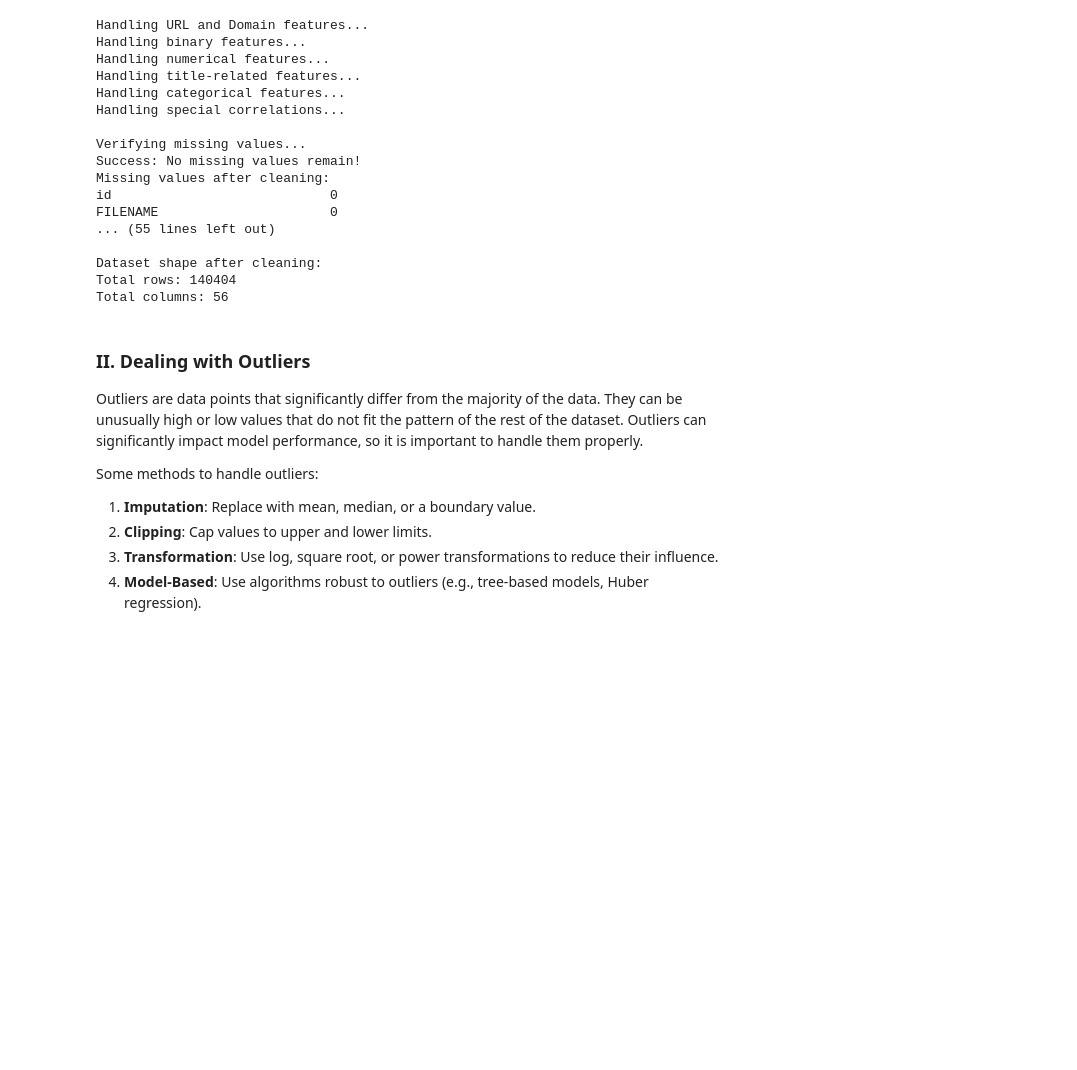
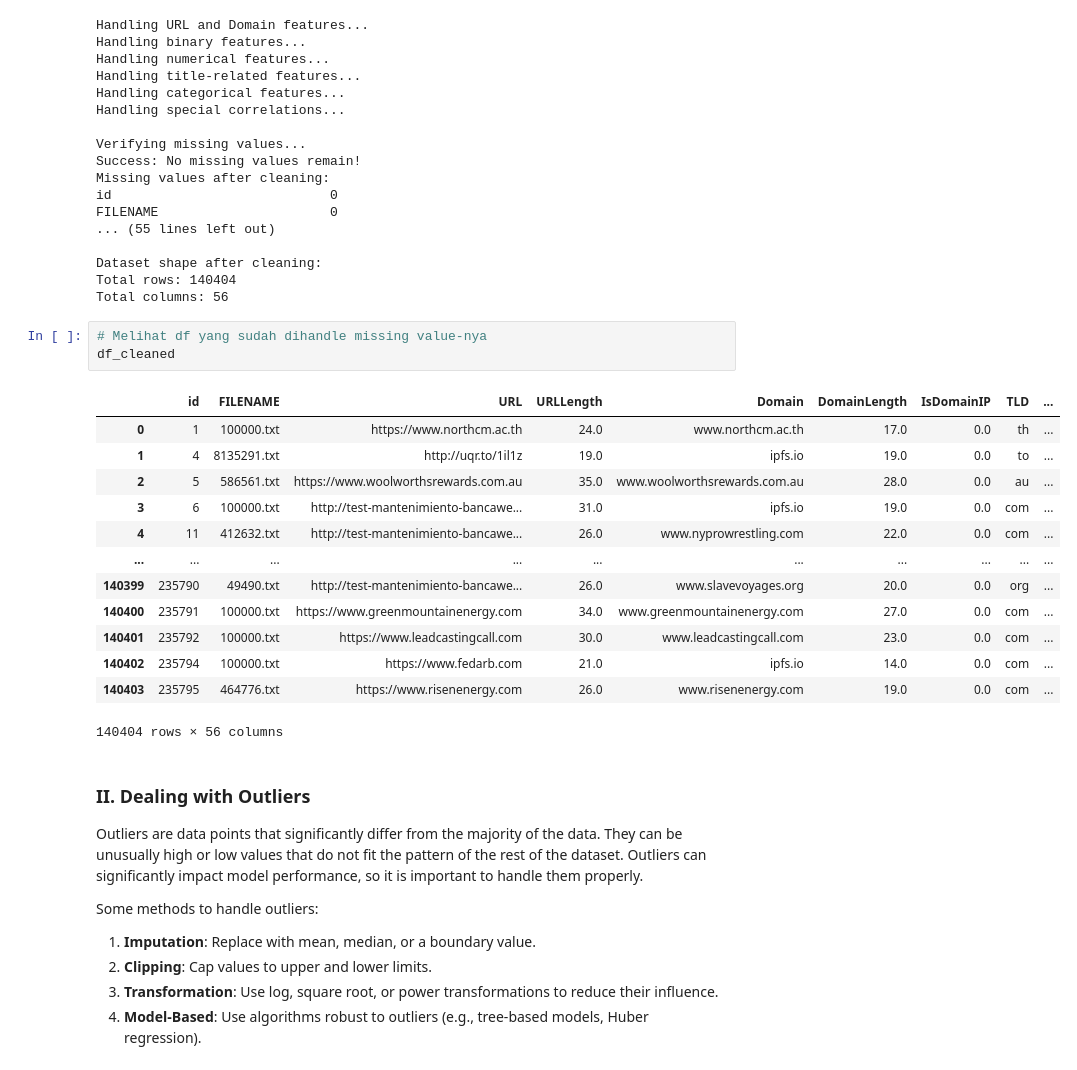
Before and after one commit to k3rlyn/Tubes2-Dasar-AI, a Jupyter notebook: src/Tubes2_18222002_18222031_18222090_18222099.ipynb, the cells around one changed output. Cells and saved outputs as stored; diff of their text form; blank space fills up the shorter version.

```diff
--- a/src/Tubes2_18222002_18222031_18222090_18222099.ipynb
+++ b/src/Tubes2_18222002_18222031_18222090_18222099.ipynb
@@ -450,6 +452,23 @@ FILENAME                      0
 Dataset shape after cleaning:
 Total rows: 140404
 Total columns: 56
+# %%
+# Melihat df yang sudah dihandle missing value-nya
+df_cleaned
+# %% [output]
+|  | id | FILENAME | URL | URLLength | Domain | DomainLength | IsDomainIP | TLD | ... |
+| 0 | 1 | 100000.txt | https://www.northcm.ac.th | 24.0 | www.northcm.ac.th | 17.0 | 0.0 | th | ... |
+| 1 | 4 | 8135291.txt | http://uqr.to/1il1z | 19.0 | ipfs.io | 19.0 | 0.0 | to | ... |
+| 2 | 5 | 586561.txt | https://www.woolworthsrewards.com.au | 35.0 | www.woolworthsrewards.com.au | 28.0 | 0.0 | au | ... |
+| 3 | 6 | 100000.txt | http://test-mantenimiento-bancawe... | 31.0 | ipfs.io | 19.0 | 0.0 | com | ... |
+| 4 | 11 | 412632.txt | http://test-mantenimiento-bancawe... | 26.0 | www.nyprowrestling.com | 22.0 | 0.0 | com | ... |
+| ... | ... | ... | ... | ... | ... | ... | ... | ... | ... |
+| 140399 | 235790 | 49490.txt | http://test-mantenimiento-bancawe... | 26.0 | www.slavevoyages.org | 20.0 | 0.0 | org | ... |
+| 140400 | 235791 | 100000.txt | https://www.greenmountainenergy.com | 34.0 | www.greenmountainenergy.com | 27.0 | 0.0 | com | ... |
+| 140401 | 235792 | 100000.txt | https://www.leadcastingcall.com | 30.0 | www.leadcastingcall.com | 23.0 | 0.0 | com | ... |
+| 140402 | 235794 | 100000.txt | https://www.fedarb.com | 21.0 | ipfs.io | 14.0 | 0.0 | com | ... |
+| 140403 | 235795 | 464776.txt | https://www.risenenergy.com | 26.0 | www.risenenergy.com | 19.0 | 0.0 | com | ... |
+140404 rows × 56 columns
 # %% [markdown]
 ### II. Dealing with Outliers
 
```
Also changed, not shown: parts of 22 cells of this notebook.
